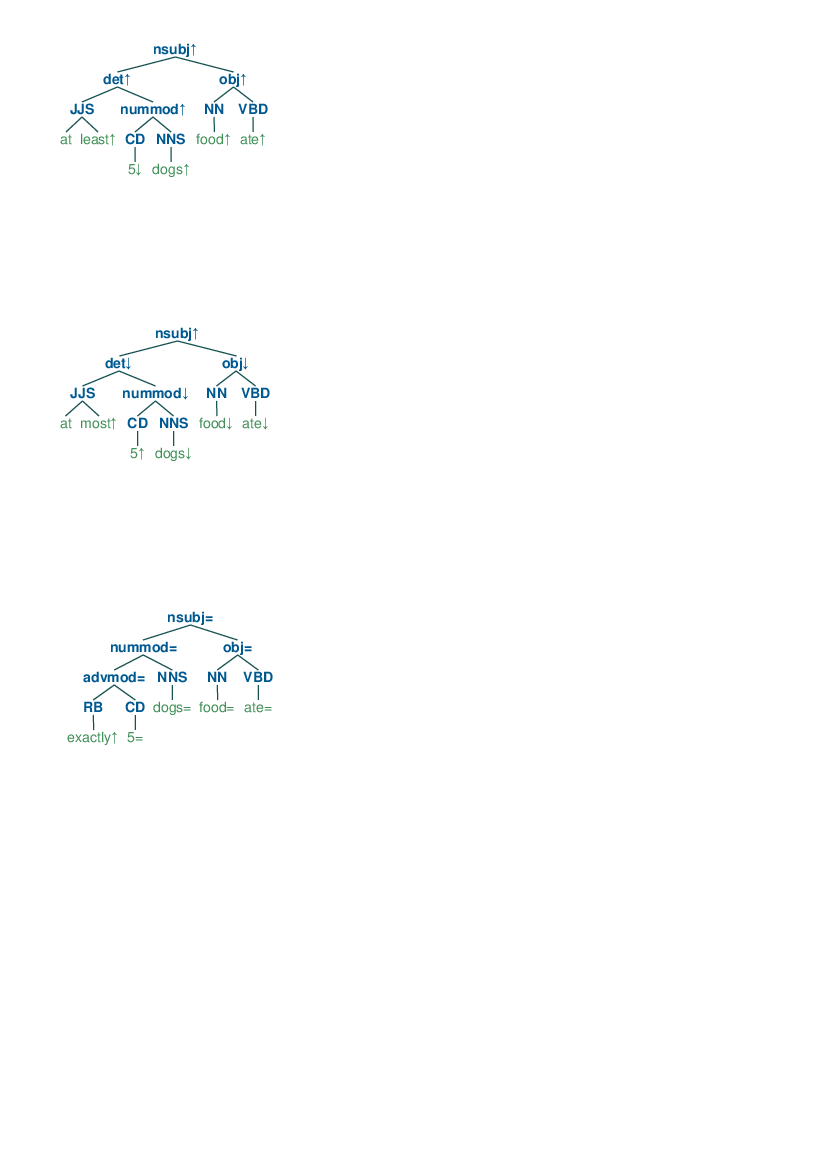
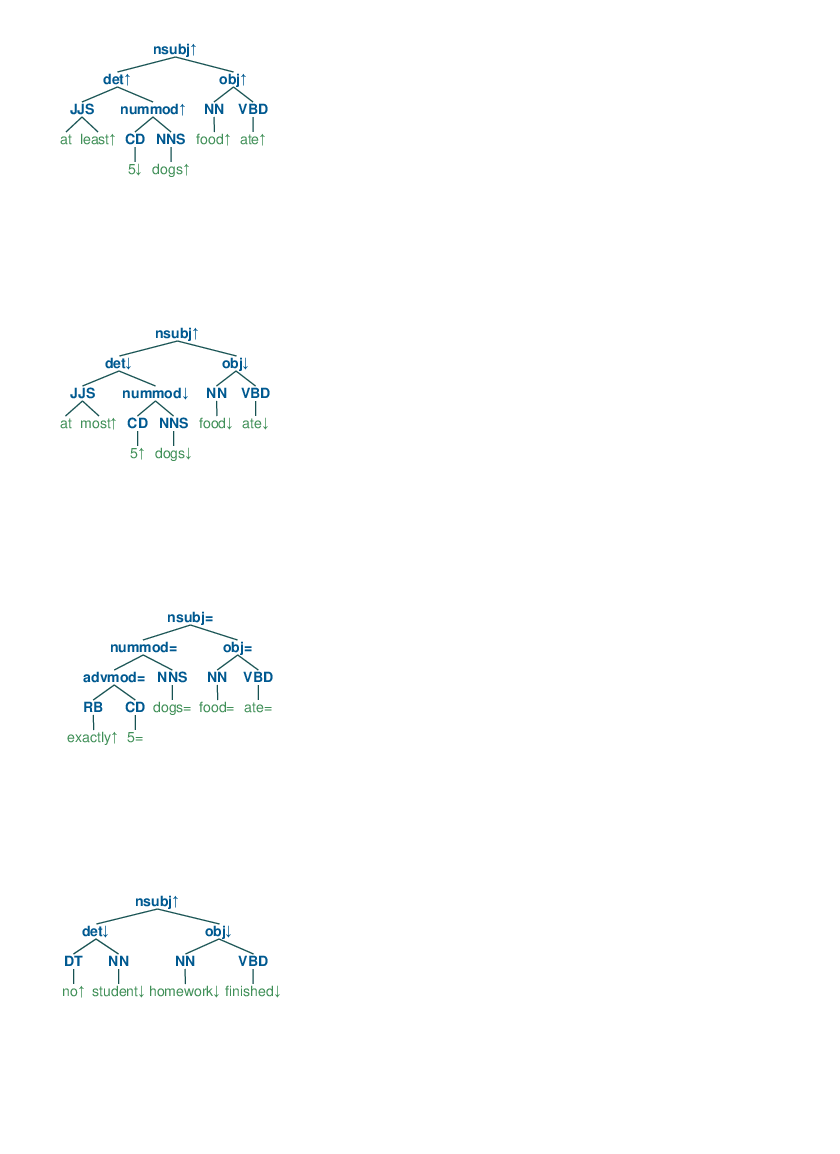
Before and after one commit to eric11eca/NeuralLog, a Jupyter notebook: src/Udep2Mono.ipynb, the cells around one changed output. Cells and saved outputs as stored; diff of their text form; code cells hidden in the pictures; blank space fills up the shorter version.

```diff
--- a/src/Udep2Mono.ipynb
+++ b/src/Udep2Mono.ipynb
@@ -1215,16 +1179,17 @@ for sentence in sentences:
 # %%
 sentences = ["at-least 5 dogs ate food",
              "at-most 5 dogs ate food",
-             "Exactly 5 dogs ate food"]
+             "Exactly 5 dogs ate food", "No student finished homework"]
 
 pipeline = PolarizationPipeline(verbose=0)
 for sentence in sentences:
     annotation = pipeline.single_polarization(sentence)
     tree = pipeline.postprocess(annotation["polarized_tree"],[])
     btree = Tree.fromstring(tree.replace('[', '(').replace(']', ')'))
     jupyter_draw_nltk_tree(btree)
 # %% [output]
 [figure]
 [figure]
 [figure]
+[figure, added]
 # %%
```
Also changed, not shown: parts of 7 cells of this notebook, 4 other files.
